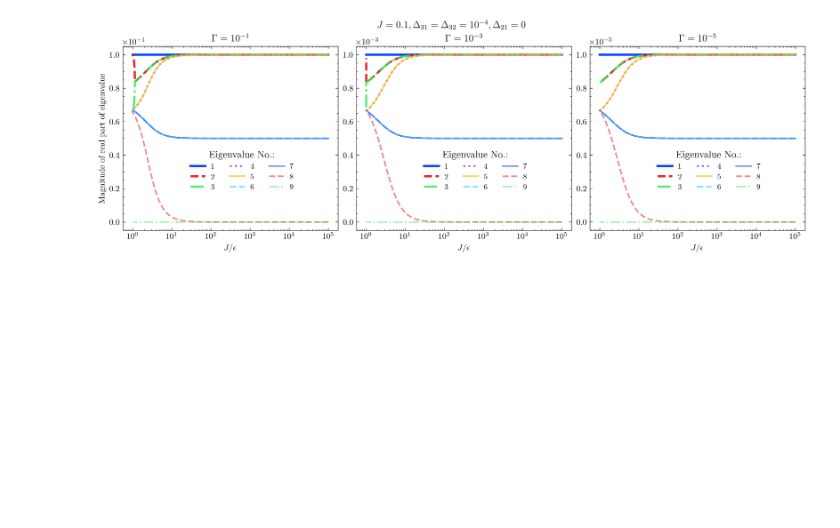
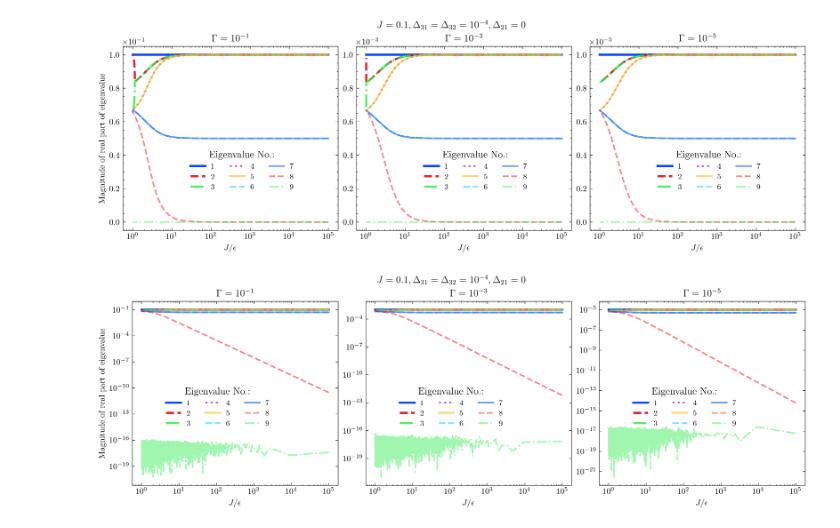
Before and after one commit to kiwipretzel/nserc-2026, a Jupyter notebook: [3.1] [three-site (non-degenerate), single-body, general epsilons, local dephasing]/[3.1.1] [eval splitting] [june 19].ipynb, the cells around one changed output. Drawn from its saved outputs; the diff is of its cells as text; code cells hidden in the pictures; blank space fills up the shorter version.

Commit message:
added eval splitting with log scale

```diff
--- a/[3.1] [three-site (non-degenerate), single-body, general epsilons, local dephasing]/[3.1.1] [eval splitting] [june 19].ipynb
+++ b/[3.1] [three-site (non-degenerate), single-body, general epsilons, local dephasing]/[3.1.1] [eval splitting] [june 19].ipynb
@@ -101,3 +101,51 @@ fig.suptitle(fr'$J={J_val}$' + r'$, \Delta_{31} = \Delta_{32} = 10^{-4}, \Delta_
 fig.savefig("splitting.pdf")
 # %% [output]
 [figure]
+# %%
+J_val = 0.1
+
+
+datas = [
+    np.loadtxt("gamma=1e-1; J=0.1; delta_32=delta_31=1e-4; delta_21=0.dat", dtype=np.complex128),
+    np.loadtxt("gamma=1e-3; J=0.1; delta_32=delta_31=1e-4; delta_21=0.dat", dtype=np.complex128),
+    np.loadtxt("gamma=1e-5; J=0.1; delta_32=delta_31=1e-4; delta_21=0.dat", dtype=np.complex128),
+]
+gammas = [
+    1e-1,
+    1e-3,
+    1e-5,
+]
+
+
+
+fig, axs = plt.subplots(1,3, figsize=(12, 4), layout='constrained')
+plt.style.use(['science', 'high-vis'])
+
+
+
+
+for col, data in enumerate(datas):
+    eps = data[:, 0]
+    evals = data[:, 1:]
+
+    for i in range(evals.shape[1]//2):
+        axs[col].plot(J_val/eps,
+                       np.abs(evals[:, 2*i]),
+                        label=f"{i+1}",
+                        linewidth=2.75*0.95**i,
+                        alpha=1*0.9**i)
+
+    axs[col].legend(title='Eigenvalue No.:', title_fontsize=12, fontsize=9, ncol=3, loc=(0.15, 0.3)) # plotting legend
+    axs[col].set_xscale('log') # setting log scale for x axis
+    axs[col].set_xlabel(r"$J / \epsilon$") # labelling x axis
+    #axs[col].invert_xaxis() # inverting x axis
+    axs[col].ticklabel_format(axis='y', style='sci', scilimits=(0, 0)) # using sci notation for y axis
+    axs[col].set_yscale('log') # setting log scale for y axis
+    #axs[col].set_ylim([-1*gamma_val*0.2, gamma_val*1.2]) # forcing bounds of y axis (so that large magnitudes don't blow up the plot)
+    axs[col].set_title(fr'$\Gamma=10^{{{int(np.log10(gammas[col]))}}}$')
+
+axs[0].set_ylabel('Magnitude of real part of eigenvalue')  # labelling y axis
+fig.suptitle(fr'$J={J_val}$' + r'$, \Delta_{31} = \Delta_{32} = 10^{-4}, \Delta_{21} = 0$')
+fig.savefig("splitting_log.pdf")
+# %% [output]
+[figure, added]
```
Also changed, not shown: 11 other files.
